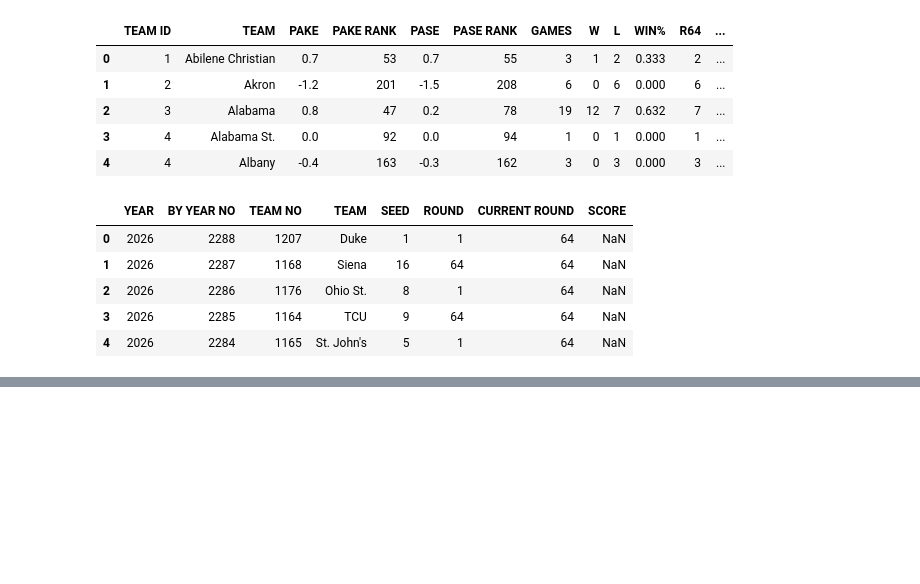
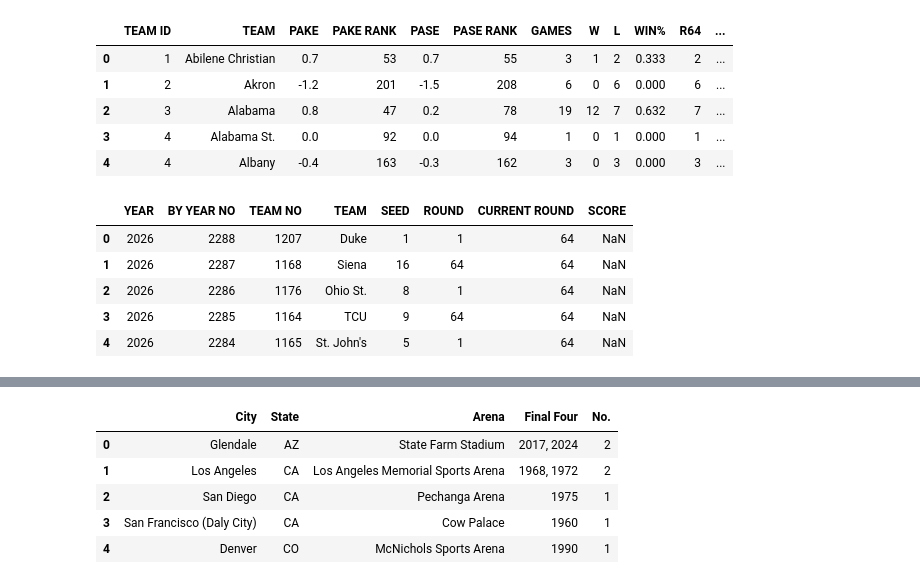
Before and after one commit to jstebick16-cloud/Stebick-Scores, a Jupyter notebook: finalcapstone.ipynb, the cells around one changed output, grey strips where cells are left out. Drawn from its saved outputs; the diff is of its cells as text; code cells hidden in the pictures; blank space fills up the shorter version.

```diff
--- a/finalcapstone.ipynb
+++ b/finalcapstone.ipynb
@@ -180,0 +385,10 @@ Please set a user-agent and respect our robot policy https://w.wiki/4wJS. See al
+# %%
+final_four_locations = tables[3]
+final_four_locations.head()
+# %% [output]
+|  | City | State | Arena | Final Four | No. |
+| 0 | Glendale | AZ | State Farm Stadium | 2017, 2024 | 2 |
+| 1 | Los Angeles | CA | Los Angeles Memorial Sports Arena | 1968, 1972 | 2 |
+| 2 | San Diego | CA | Pechanga Arena | 1975 | 1 |
+| 3 | San Francisco (Daly City) | CA | Cow Palace | 1960 | 1 |
+| 4 | Denver | CO | McNichols Sports Arena | 1990 | 1 |
```
Also changed, not shown: parts of 8 cells of this notebook.
